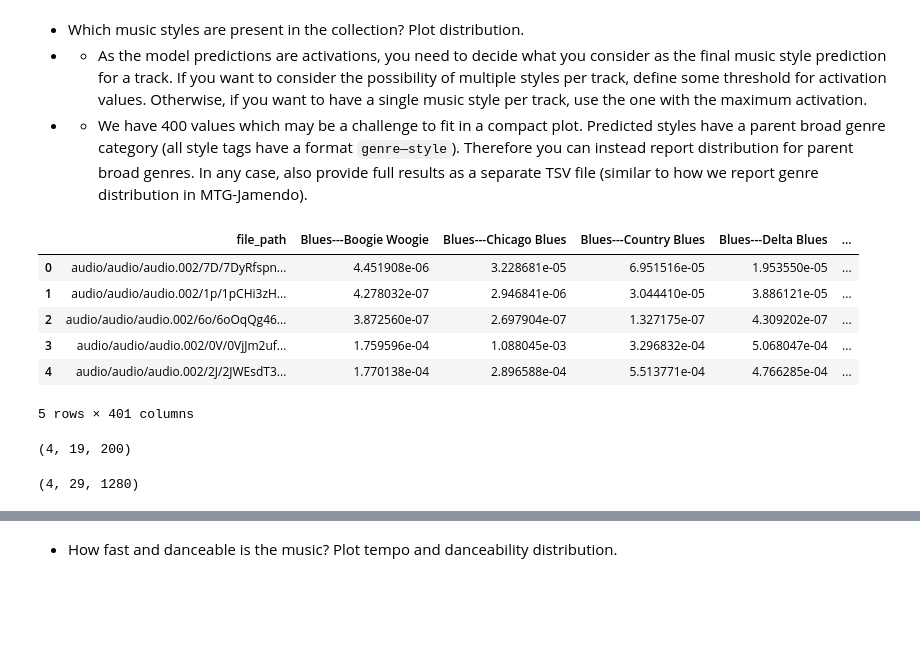
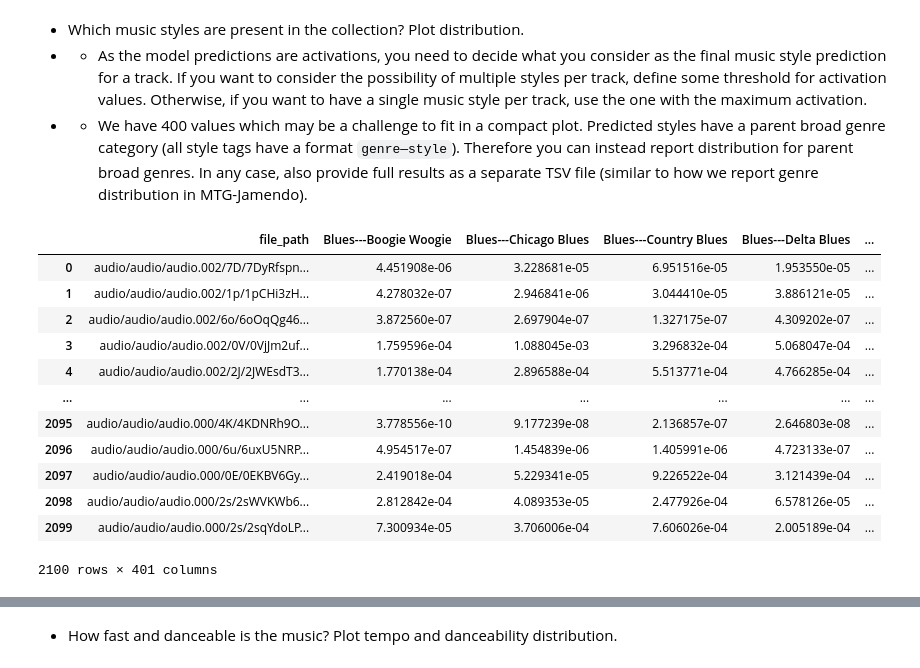
Before and after one commit to Masetto96/music-collection-analyzer, a Jupyter notebook: statistics.ipynb, the cells around one changed output, grey strips where cells are left out. Saved outputs shown, nothing was run; the diff lists cells and outputs as text; code cells hidden in the pictures; blank space fills up the shorter version.

```diff
--- a/statistics.ipynb
+++ b/statistics.ipynb
@@ -8,26 +8,22 @@ import utils as u
 - - As the model predictions are activations, you need to decide what you consider as the final music style prediction for a track. If you want to consider the possibility of multiple styles per track, define some threshold for activation values. Otherwise, if you want to have a single music style per track, use the one with the maximum activation.
 - - We have 400 values which may be a challenge to fit in a compact plot. Predicted styles have a parent broad genre category (all style tags have a format `genre—style`). Therefore you can instead report distribution for parent broad genres. In any case, also provide full results as a separate TSV file (similar to how we report genre distribution in MTG-Jamendo).
 # %%
-# TODO: compute and plot genre distribution
 pickle_file_path = 'descriptors/discogs-400-genre.pkl'
 
 discogs_df = u.read_pickle_descriptors(pickle_file_path)
-discogs_df.head(5)
+
+discogs_df
 # %% [output]
 |  | file_path | Blues---Boogie Woogie | Blues---Chicago Blues | Blues---Country Blues | Blues---Delta Blues | ... |
 | 0 | audio/audio/audio.002/7D/7DyRfspn... | 4.451908e-06 | 3.228681e-05 | 6.951516e-05 | 1.953550e-05 | ... |
 | 1 | audio/audio/audio.002/1p/1pCHi3zH... | 4.278032e-07 | 2.946841e-06 | 3.044410e-05 | 3.886121e-05 | ... |
 | 2 | audio/audio/audio.002/6o/6oOqQg46... | 3.872560e-07 | 2.697904e-07 | 1.327175e-07 | 4.309202e-07 | ... |
 | 3 | audio/audio/audio.002/0V/0VjJm2uf... | 1.759596e-04 | 1.088045e-03 | 3.296832e-04 | 5.068047e-04 | ... |
 | 4 | audio/audio/audio.002/2J/2JWEsdT3... | 1.770138e-04 | 2.896588e-04 | 5.513771e-04 | 4.766285e-04 | ... |
+| ... | ... | ... | ... | ... | ... | ... |
+| 2095 | audio/audio/audio.000/4K/4KDNRh9O... | 3.778556e-10 | 9.177239e-08 | 2.136857e-07 | 2.646803e-08 | ... |
+| 2096 | audio/audio/audio.000/6u/6uxU5NRP... | 4.954517e-07 | 1.454839e-06 | 1.405991e-06 | 4.723133e-07 | ... |
+| 2097 | audio/audio/audio.000/0E/0EKBV6Gy... | 2.419018e-04 | 5.229341e-05 | 9.226522e-04 | 3.121439e-04 | ... |
+| 2098 | audio/audio/audio.000/2s/2sWVKWb6... | 2.812842e-04 | 4.089353e-05 | 2.477926e-04 | 6.578126e-05 | ... |
+| 2099 | audio/audio/audio.000/2s/2sqYdoLP... | 7.300934e-05 | 3.706006e-04 | 7.606026e-04 | 2.005189e-04 | ... |
-5 rows × 401 columns
+2100 rows × 401 columns
-# %%
-foo = u.read_numpy_arrays_from_pickle("embeddings/musiccnn.pkl")
-foo.shape
-# %% [output]
-(4, 19, 200)
-# %%
-foo = u.read_numpy_arrays_from_pickle("embeddings/discogs.pkl")
-foo.shape
-# %% [output]
-(4, 29, 1280)
```
Also changed, not shown: parts of 11 cells of this notebook, 11 other files.
